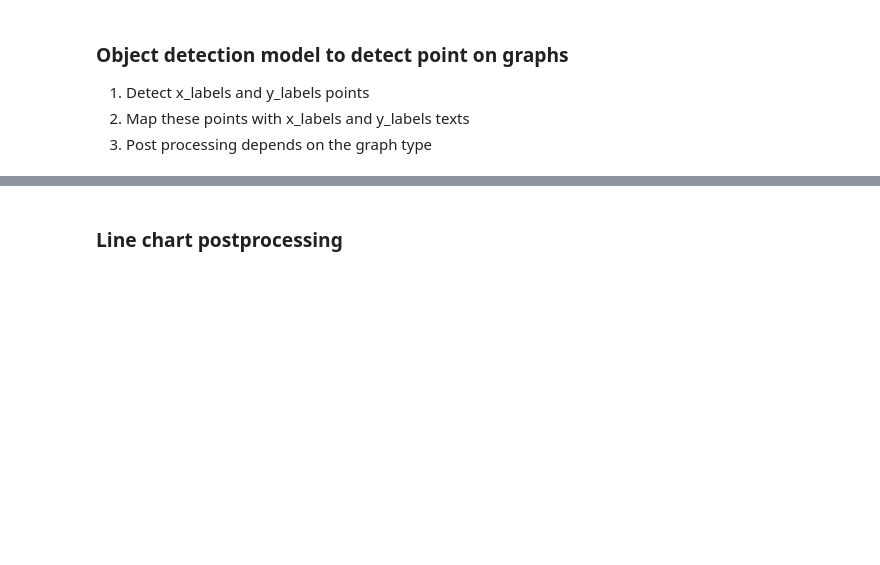
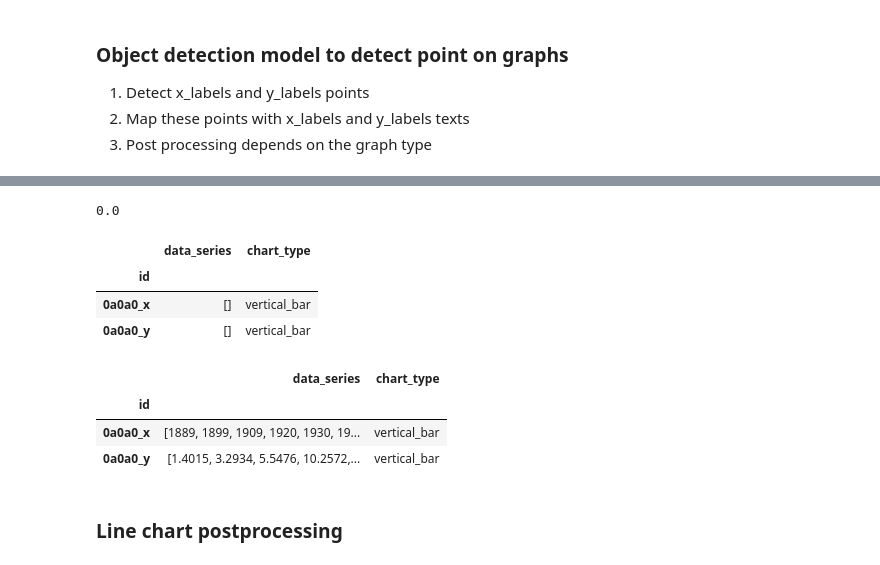
Before and after one commit to thanhhau097/bmga, a Jupyter notebook: pipeline.ipynb, the cells around one changed output, grey strips where cells are left out. Cells and saved outputs as stored; diff of their text form; code cells hidden in the pictures; blank space fills up the shorter version.

```diff
--- a/pipeline.ipynb
+++ b/pipeline.ipynb
@@ -805,3 +995,46 @@ visualize(image_paths[idx], value_boxes, x_boxes, y_boxes, x_labels_rectangles,
+# %%
+# compute metrics
+gt_xs = []
+gt_ys = []
+
+for v in metadata_dict["images/" + image_paths[idx].split("/")[-1]]["ground_truth"]["gt_parse"]["value"]:
+    gt_xs.append(str(v["x"]))
+    gt_ys.append(v["y"])
+
+ground_truth = pd.DataFrame.from_dict({
+    '0a0a0_x': (gt_xs, 'vertical_bar'),
+    '0a0a0_y': (gt_ys, 'vertical_bar'),
+}, orient='index', columns=['data_series', 'chart_type']).rename_axis('id')
+
+pred_xs = []
+pred_ys = []
+
+for x_label_text, value in zip(x_labels_texts, all_values):
+    pred_xs.append(str(x_label_text))
+    pred_ys.append(value)
+
+predictions = pd.DataFrame.from_dict({
+    '0a0a0_x': (pred_xs, 'vertical_bar'),
+    '0a0a0_y': (pred_ys, 'vertical_bar'),
+}, orient='index', columns=['data_series', 'chart_type']).rename_axis('id')
+
+benetech_score(ground_truth, predictions)
+# %% [output]
+0.0
+# %%
+predictions
+# %% [output]
+|  | data_series | chart_type |
+| id |  |  |
+| 0a0a0_x | [] | vertical_bar |
+| 0a0a0_y | [] | vertical_bar |
+# %%
+ground_truth
+# %% [output]
+|  | data_series | chart_type |
+| id |  |  |
+| 0a0a0_x | [1889, 1899, 1909, 1920, 1930, 19... | vertical_bar |
+| 0a0a0_y | [1.4015, 3.2934, 5.5476, 10.2572,... | vertical_bar |
 # %%
 # ------------ HORIZONTAL BAR GRAPH ------------
 # Data: x will always be numerical, y will always be categorical
```
Also changed, not shown: parts of 12 cells of this notebook, 1 other file.
